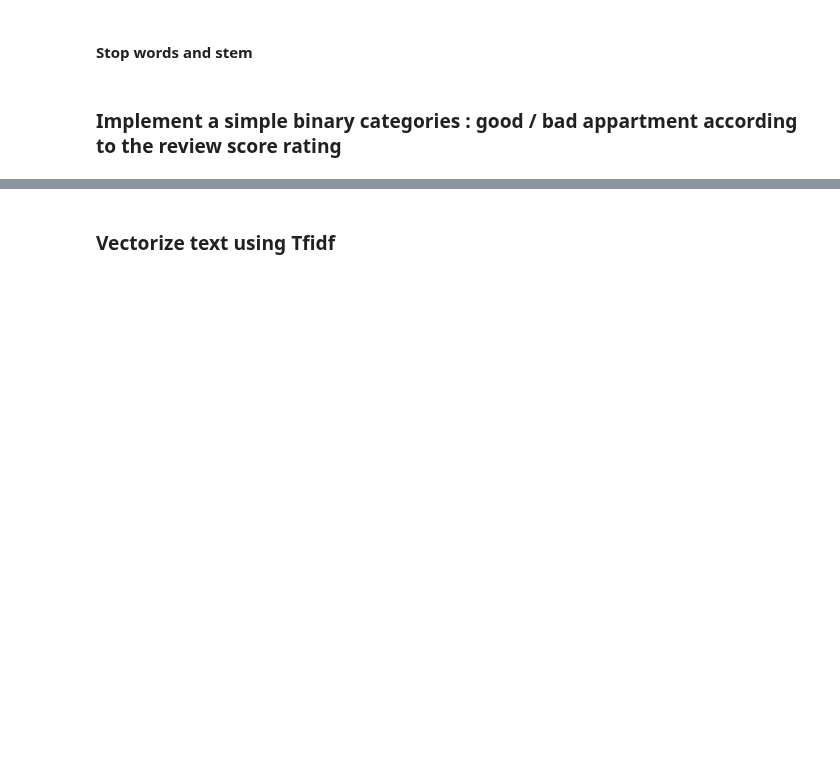
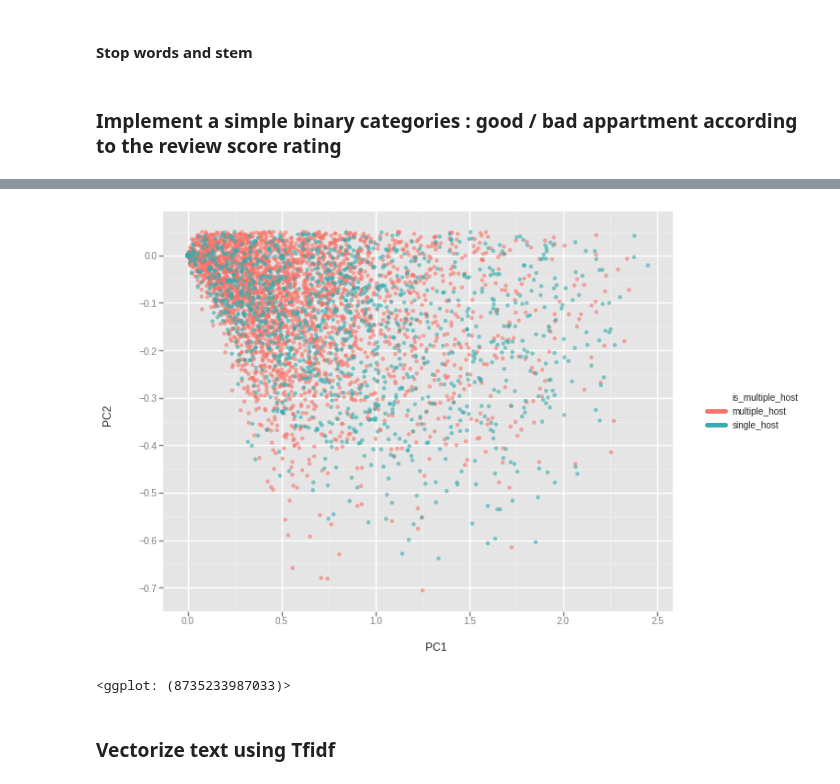
Before and after one commit to clementlefevre/udacity_ML, a Jupyter notebook: capstone_project/src/python/Text Vectorization Reviews.ipynb, the cells around one changed output, grey strips where cells are left out. Drawn from its saved outputs; the diff is of its cells as text; code cells hidden in the pictures; blank space fills up the shorter version.

```diff
--- a/capstone_project/src/python/Text Vectorization Reviews.ipynb
+++ b/capstone_project/src/python/Text Vectorization Reviews.ipynb
@@ -226,0 +251,4 @@ X_train,X_test,y_train,y_test = train_test_split(X,y,test_size=0.2)
+# %%
+svd = TruncatedSVD(n_components=2, n_iter=7, random_state=42)
+# %%
+df_tfidf_PCA = svd.fit_transform(X_test_vectorized_scaled)
@@ -227,3 +310,13 @@ X_train,X_test,y_train,y_test = train_test_split(X,y,test_size=0.2)
+# %%
+df_listing_with_reviews['PC1']= df_tfidf_PCA[:,0]
+df_listing_with_reviews['PC2']= df_tfidf_PCA[:,1]
+# %%
+sns.set_style("darkgrid", { 'font.family': ['cmr10']})
+# %%
+ggplot(df_listing_with_reviews[df_listing_with_reviews.PC2<.05],aes('PC1','PC2',color='is_multiple_host'))+geom_point(alpha=.6)
+# %% [output]
+[figure, added]
+<ggplot: (8735233987033)>
 # %% [markdown]
 ### Vectorize text using Tfidf
 # %%
```
Also changed, not shown: parts of 35 cells of this notebook, 25 other files.
